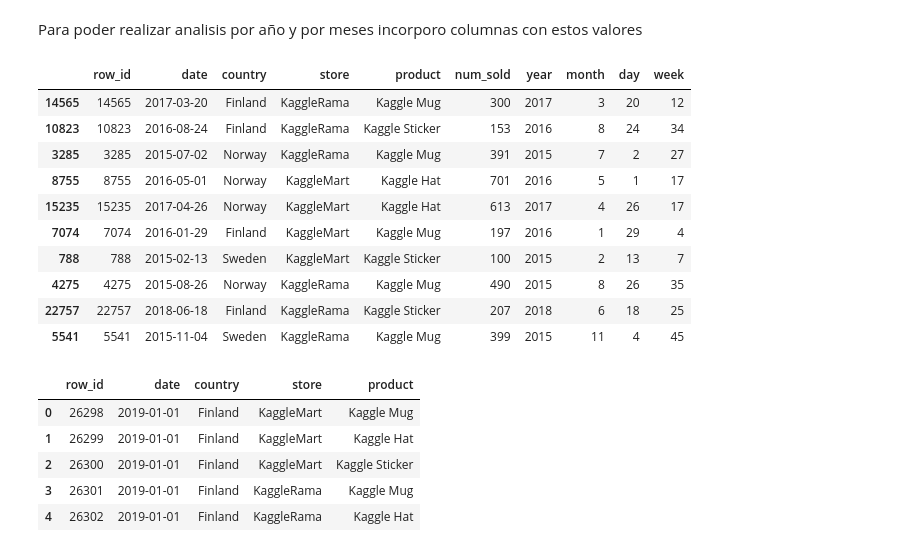
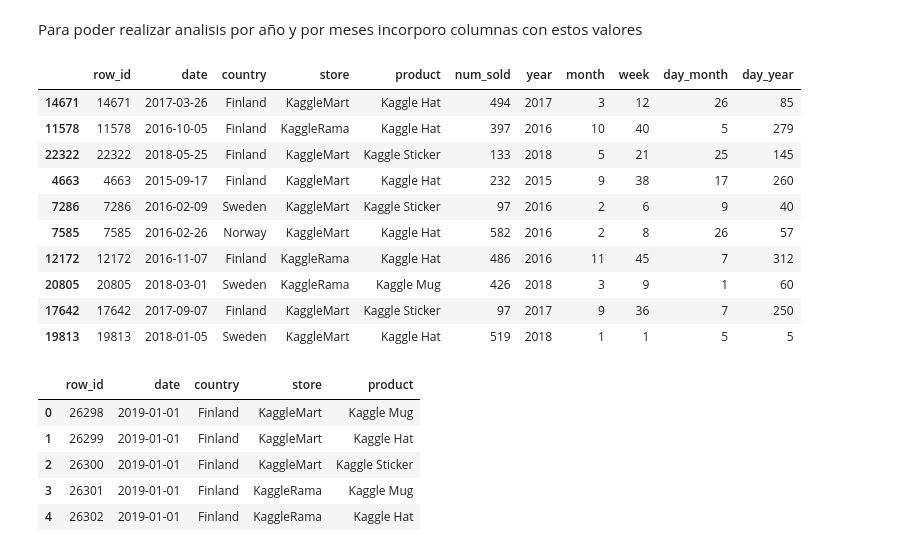
Before and after one commit to ccollado7/kaggle-tps-jan2022, a Jupyter notebook: notebooks/EDA/kaggle-tps-EDA.ipynb, the cells around one changed output. Drawn from its saved outputs; the diff is of its cells as text; code cells hidden in the pictures.

```diff
--- a/notebooks/EDA/kaggle-tps-EDA.ipynb
+++ b/notebooks/EDA/kaggle-tps-EDA.ipynb
@@ -42,22 +42,23 @@ Para poder realizar analisis por año y por meses incorporo columnas con estos v
 # %%
 train['year'] = pd.to_datetime(train['date']).dt.year
 train['month'] = pd.to_datetime(train['date']).dt.month
 train['week'] = pd.to_datetime(train['date']).dt.week
-train['day'] = pd.to_datetime(train['date']).dt.day
+train['day_month'] = pd.to_datetime(train['date']).dt.day
+train['day_year'] = pd.to_datetime(train['date']).dt.dayofyear
 
 train.sample(10)
 # %% [output]
-|  | row_id | date | country | store | product | num_sold | year | month | day | week |
-| 14565 | 14565 | 2017-03-20 | Finland | KaggleRama | Kaggle Mug | 300 | 2017 | 3 | 20 | 12 |
-| 10823 | 10823 | 2016-08-24 | Finland | KaggleRama | Kaggle Sticker | 153 | 2016 | 8 | 24 | 34 |
-| 3285 | 3285 | 2015-07-02 | Norway | KaggleRama | Kaggle Mug | 391 | 2015 | 7 | 2 | 27 |
-| 8755 | 8755 | 2016-05-01 | Norway | KaggleMart | Kaggle Hat | 701 | 2016 | 5 | 1 | 17 |
-| 15235 | 15235 | 2017-04-26 | Norway | KaggleMart | Kaggle Hat | 613 | 2017 | 4 | 26 | 17 |
-| 7074 | 7074 | 2016-01-29 | Finland | KaggleMart | Kaggle Mug | 197 | 2016 | 1 | 29 | 4 |
-| 788 | 788 | 2015-02-13 | Sweden | KaggleMart | Kaggle Sticker | 100 | 2015 | 2 | 13 | 7 |
-| 4275 | 4275 | 2015-08-26 | Norway | KaggleRama | Kaggle Mug | 490 | 2015 | 8 | 26 | 35 |
-| 22757 | 22757 | 2018-06-18 | Finland | KaggleRama | Kaggle Sticker | 207 | 2018 | 6 | 18 | 25 |
-| 5541 | 5541 | 2015-11-04 | Sweden | KaggleRama | Kaggle Mug | 399 | 2015 | 11 | 4 | 45 |
+|  | row_id | date | country | store | product | num_sold | year | month | week | day_month | day_year |
+| 14671 | 14671 | 2017-03-26 | Finland | KaggleMart | Kaggle Hat | 494 | 2017 | 3 | 12 | 26 | 85 |
+| 11578 | 11578 | 2016-10-05 | Finland | KaggleRama | Kaggle Hat | 397 | 2016 | 10 | 40 | 5 | 279 |
+| 22322 | 22322 | 2018-05-25 | Finland | KaggleMart | Kaggle Sticker | 133 | 2018 | 5 | 21 | 25 | 145 |
+| 4663 | 4663 | 2015-09-17 | Finland | KaggleMart | Kaggle Hat | 232 | 2015 | 9 | 38 | 17 | 260 |
+| 7286 | 7286 | 2016-02-09 | Sweden | KaggleMart | Kaggle Sticker | 97 | 2016 | 2 | 6 | 9 | 40 |
+| 7585 | 7585 | 2016-02-26 | Norway | KaggleMart | Kaggle Hat | 582 | 2016 | 2 | 8 | 26 | 57 |
+| 12172 | 12172 | 2016-11-07 | Finland | KaggleRama | Kaggle Hat | 486 | 2016 | 11 | 45 | 7 | 312 |
+| 20805 | 20805 | 2018-03-01 | Sweden | KaggleRama | Kaggle Mug | 426 | 2018 | 3 | 9 | 1 | 60 |
+| 17642 | 17642 | 2017-09-07 | Finland | KaggleMart | Kaggle Sticker | 97 | 2017 | 9 | 36 | 7 | 250 |
+| 19813 | 19813 | 2018-01-05 | Sweden | KaggleMart | Kaggle Hat | 519 | 2018 | 1 | 1 | 5 | 5 |
 # %%
 #dataset de test
 
```
Also changed, not shown: parts of 9 cells of this notebook.
